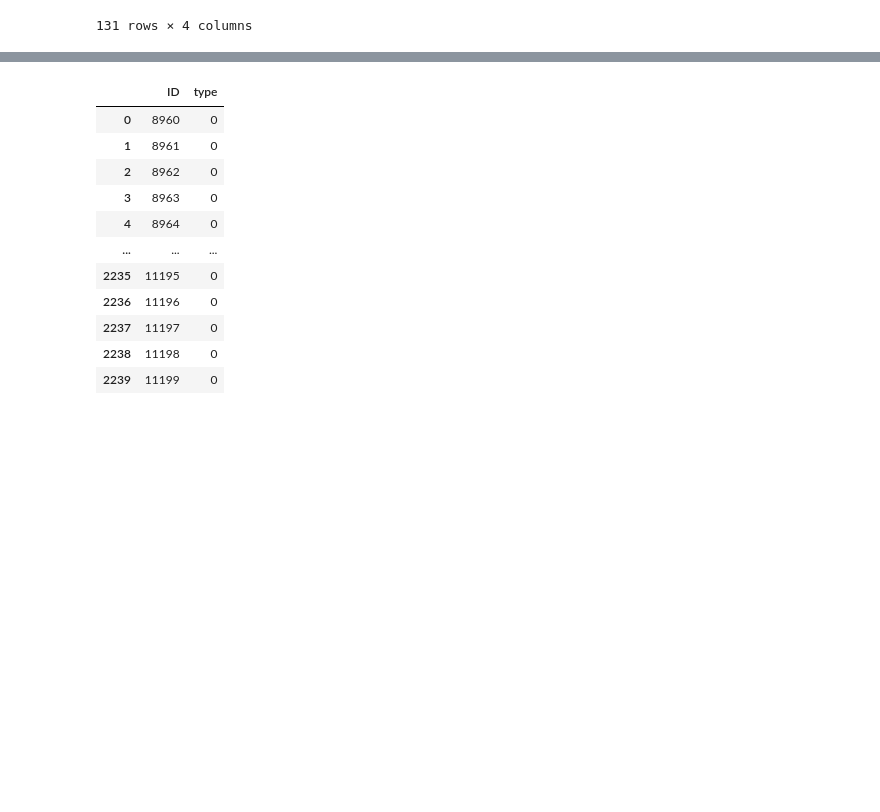
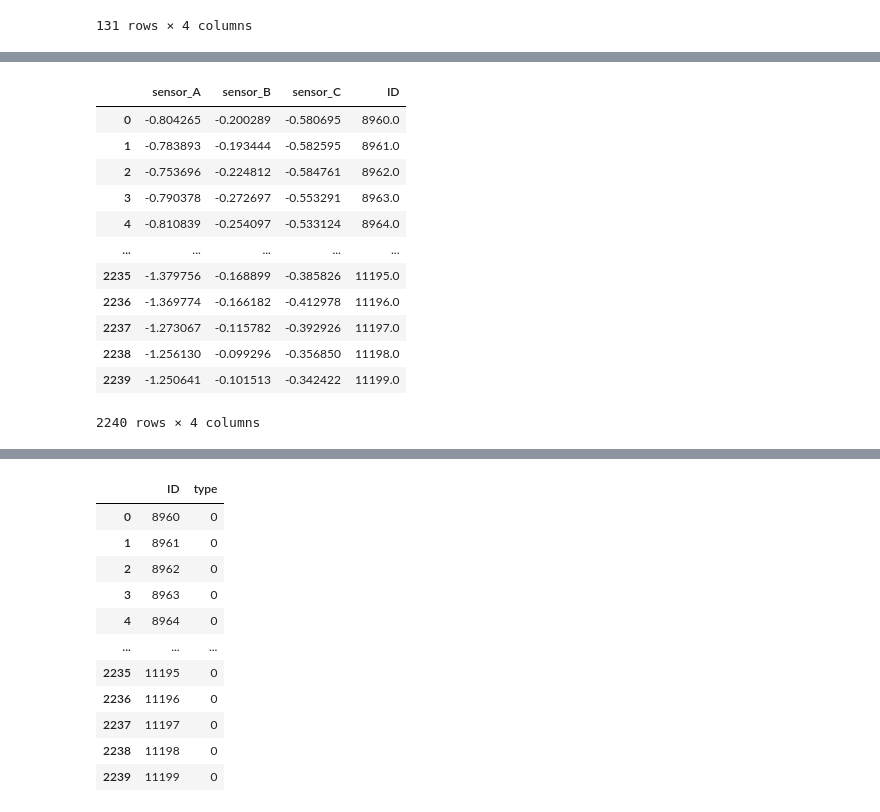
Before and after one commit to silcream/-, a Jupyter notebook: 중급3.ipynb, the cells around one changed output, grey strips where cells are left out. Cells and saved outputs as stored; diff of their text form; code cells hidden in the pictures; blank space fills up the shorter version.

```diff
--- a/중급3.ipynb
+++ b/중급3.ipynb
@@ -94,3 +146,28 @@ dfst1 = tst_df.groupby('ID').std()
 dfmi1 = tst_df.groupby('ID').min()
 dfma1 = tst_df.groupby('ID').max()
 dfsk1 = tst_df.groupby('ID').skew() #왜도
+# %%
+k = []
+t = []
+for i in range(2240):
+    k = tst_df[i:i+130]
+    p = k['sensor_A'].kurtosis()
+    t.append(p)
+k1 = []
+t1 = []
+for i in range(2240):
+    k1 = tst_df[i:i+130]
+    p1 = k1['sensor_B'].kurtosis()
+    t1.append(p1)
+k2 = []
+t2 = []
+for i in range(2240):
+    k2 = tst_df[i:i+130]
+    p2 = k2['sensor_C'].kurtosis()
+    t2.append(p2)
+dfku0 = pd.DataFrame([t])
+dfku0 = dfku0.T
+dfku10 = pd.DataFrame([t1])
+dfku10 = dfku10.T
+dfku20 = pd.DataFrame([t2])
+dfku20 = dfku20.T
@@ -96,0 +189,8 @@ dfsk1 = tst_df.groupby('ID').skew() #왜도
+# %%
+new_index = []
+
+for i in range(2240):
+    new_index.append(float(i+8960))
+
+new_index = pd.DataFrame(new_index)
+new_index.columns = ['ID']
@@ -96,0 +241,18 @@ dfsk1 = tst_df.groupby('ID').skew() #왜도
+# %%
+dfkuku = pd.concat([dfku0,dfku10,dfku20,new_index],axis=1)
+dfkuku.columns = ['sensor_A', 'sensor_B', 'sensor_C', 'ID']
+dfkuku
+# %% [output]
+|  | sensor_A | sensor_B | sensor_C | ID |
+| 0 | -0.804265 | -0.200289 | -0.580695 | 8960.0 |
+| 1 | -0.783893 | -0.193444 | -0.582595 | 8961.0 |
+| 2 | -0.753696 | -0.224812 | -0.584761 | 8962.0 |
+| 3 | -0.790378 | -0.272697 | -0.553291 | 8963.0 |
+| 4 | -0.810839 | -0.254097 | -0.533124 | 8964.0 |
+| ... | ... | ... | ... | ... |
+| 2235 | -1.379756 | -0.168899 | -0.385826 | 11195.0 |
+| 2236 | -1.369774 | -0.166182 | -0.412978 | 11196.0 |
+| 2237 | -1.273067 | -0.115782 | -0.392926 | 11197.0 |
+| 2238 | -1.256130 | -0.099296 | -0.356850 | 11198.0 |
+| 2239 | -1.250641 | -0.101513 | -0.342422 | 11199.0 |
+2240 rows × 4 columns
```
Also changed, not shown: parts of 66 cells of this notebook, 3 other files.
